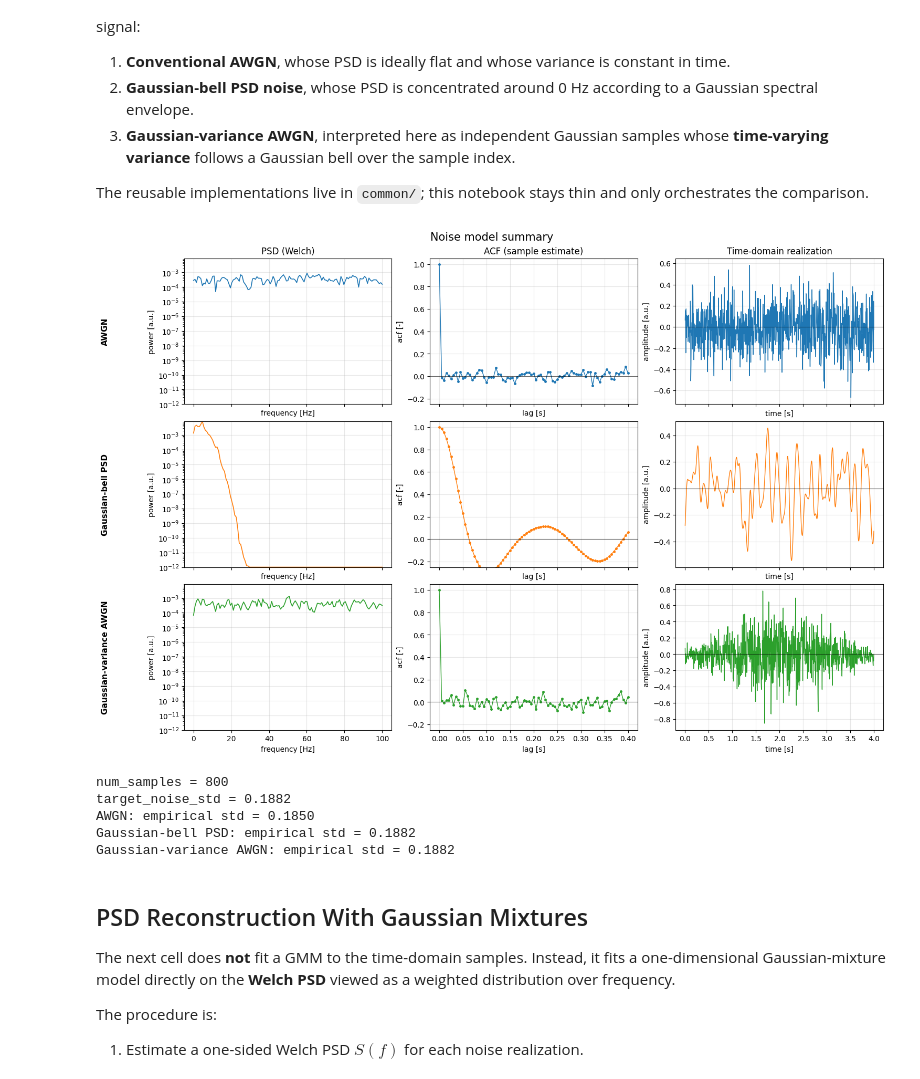
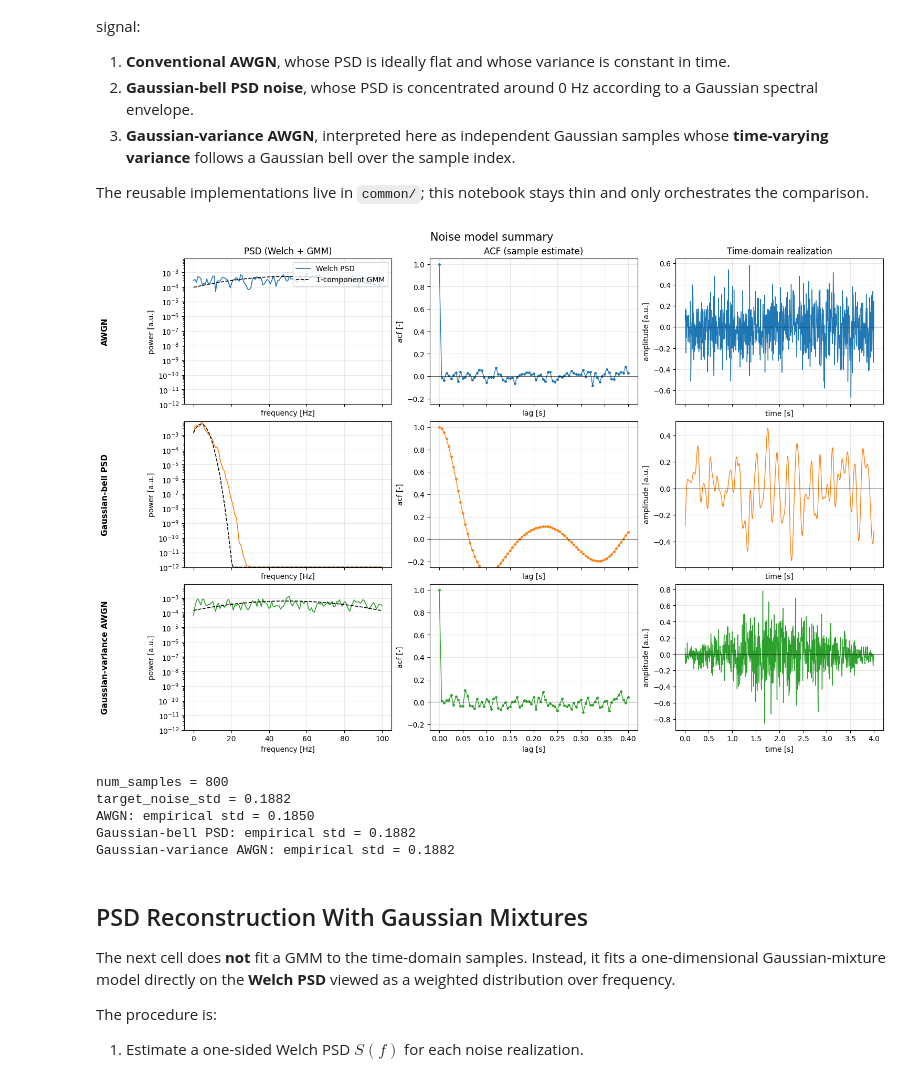
Before and after one commit to AlmondSund/RandomSignalsTheory, a Jupyter notebook: notebooks/noise.ipynb, the cells around one changed output. Cells and saved outputs as stored; diff of their text form; code cells hidden in the pictures.

```diff
--- a/notebooks/noise.ipynb
+++ b/notebooks/noise.ipynb
@@ -110,7 +282,7 @@ noise_models = [
 ]
 # %%
 figure, axes = plt.subplots(3, 3, figsize=(15, 10), sharex="col", constrained_layout=True)
-column_titles = ["PSD (Welch)", "ACF (sample estimate)", "Time-domain realization"]
+column_titles = ["PSD (Welch + GMM)", "ACF (sample estimate)", "Time-domain realization"]
 row_colors = ["tab:blue", "tab:orange", "tab:green"]
 
 for column_index, title in enumerate(column_titles):
@@ -120,6 +292,11 @@ plot_rows = []
 for (model_name, noise_t), color in zip(noise_models, row_colors, strict=True):
     frequency_hz, psd = estimate_welch_psd(noise_t, sample_rate_hz=sample_rate_hz)
     lag_samples, acf = estimate_sample_acf(noise_t, max_lag_samples=max_lag_samples)
+    reconstruction = reconstruct_psd_with_gmm(
+        frequency_hz=frequency_hz,
+        psd=psd,
+        num_components=gmm_components,
+    )
     plot_rows.append(
         {
             "model_name": model_name,
@@ -127,13 +304,20 @@ for (model_name, noise_t), color in zip(noise_models, row_colors, strict=True):
             "color": color,
             "frequency_hz": frequency_hz,
             "psd": np.maximum(psd, 1e-12),
+            "reconstructed_psd": np.maximum(reconstruction["reconstructed_psd"], 1e-12),
             "lag_samples": lag_samples,
             "acf": acf,
         }
     )
 
-global_psd_min = min(float(np.min(row["psd"])) for row in plot_rows)
-global_psd_max = max(float(np.max(row["psd"])) for row in plot_rows)
+global_psd_min = min(
+    float(np.min(np.minimum(row["psd"], row["reconstructed_psd"])))
+    for row in plot_rows
+)
+global_psd_max = max(
+    float(np.max(np.maximum(row["psd"], row["reconstructed_psd"])))
+    for row in plot_rows
+)
 global_psd_max = max(global_psd_max, global_psd_min * 10.0)
 
 for row_index, row in enumerate(plot_rows):
@@ -142,10 +326,21 @@ for row_index, row in enumerate(plot_rows):
         row["psd"],
         color=row["color"],
         linewidth=1.2,
+        label="Welch PSD" if row_index == 0 else None,
+    )
+    axes[row_index, 0].semilogy(
+        row["frequency_hz"],
+        row["reconstructed_psd"],
+        color="black",
+        linestyle="--",
+        linewidth=1.2,
+        label=f"{gmm_components}-component GMM" if row_index == 0 else None,
     )
     axes[row_index, 0].set_ylim(global_psd_min, global_psd_max)
     axes[row_index, 0].set_ylabel("power [a.u.]")
     axes[row_index, 0].grid(alpha=0.3)
+    if row_index == 0:
+        axes[row_index, 0].legend(loc="upper right")
 
     axes[row_index, 1].plot(
         row["lag_samples"] / sample_rate_hz,
@@ -165,34 +360,34 @@ for row_index, row in enumerate(plot_rows):
     axes[row_index, 2].set_ylabel("amplitude [a.u.]")
     axes[row_index, 2].grid(alpha=0.3)
 
     axes[row_index, 0].text(
         -0.38,
         0.5,
         row["model_name"],
         transform=axes[row_index, 0].transAxes,
         rotation=90,
         va="center",
         ha="center",
         fontsize=11,
         fontweight="bold",
     )
 
 for axis in axes[:, 0]:
     axis.set_xlabel("frequency [Hz]")
 for axis in axes[:, 1]:
     axis.set_xlabel("lag [s]")
 for axis in axes[:, 2]:
     axis.set_xlabel("time [s]")
 
 figure.suptitle("Noise model summary", fontsize=15)
 plt.show()
 
 print(f"num_samples = {num_samples}")
 print(f"target_noise_std = {target_noise_std:.4f}")
 for model_name, noise_t in noise_models:
     print(f"{model_name}: empirical std = {np.std(noise_t, dtype=np.float64):.4f}")
 # %% [output]
-[figure, old version]
+[figure, new version]
 num_samples = 800
 target_noise_std = 0.1882
 AWGN: empirical std = 0.1850
```
Also changed, not shown: parts of 3 cells of this notebook.
